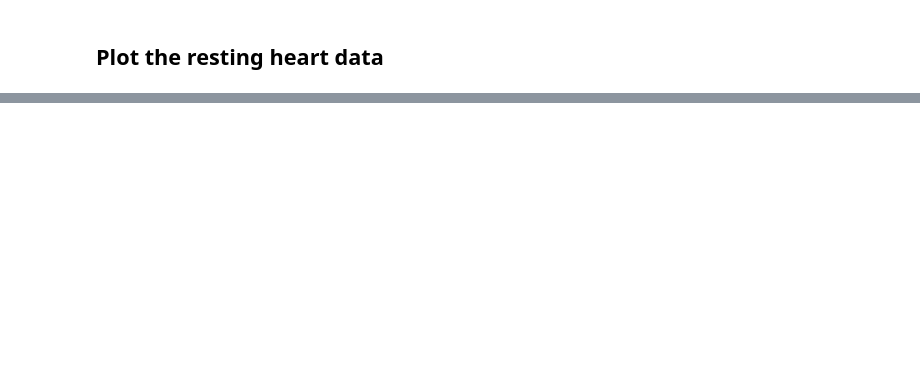
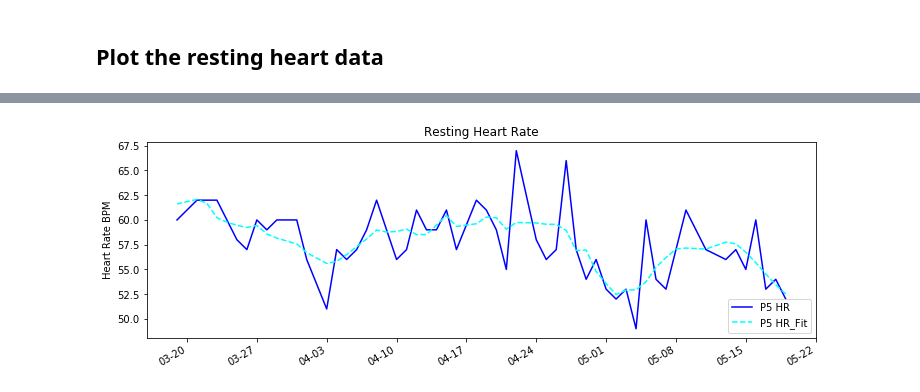
Before and after one commit to tyleracorn/pyhealth, a Jupyter notebook: SasA_Example.ipynb, the cells around one changed output, grey strips where cells are left out. Saved outputs shown, nothing was run; the diff lists cells and outputs as text; code cells hidden in the pictures; blank space fills up the shorter version.

```diff
--- a/SasA_Example.ipynb
+++ b/SasA_Example.ipynb
@@ -214,0 +252,15 @@ plt.savefig('examples/example_resting_heartrate.png', bbox_inches='tight')
+# %%
+fig, ax = plt.subplots(figsize=(12, 4))
+
+ax.plot_date(hr_date[hr_idx], RestingHRp5[hr_idx], 'blue', label='P5 HR')
+ax.plot_date(hr_date[hr_idx], RestingHRp5_Fit[hr_idx], 'cyan', label='P5 HR_Fit', linestyle='--')
+#ax.plot_date(hr_date, RestingHR, 'cyan', label='Minimum HR')
+ax.set_title('Resting Heart Rate')
+ax.set_ylabel('Heart Rate BPM')
+ax.legend(loc=4)
+#ax.format_xdata = mdates.DateFormatter('%m-%d')
+ax.xaxis.set_major_formatter(mdates.DateFormatter('%m-%d'))
+fig.autofmt_xdate()
+plt.savefig('examples/example_resting_heartrate.png', bbox_inches='tight')
+# %% [output]
+[figure, added]
```
Also changed, not shown: parts of 15 cells of this notebook, 3 other files.
